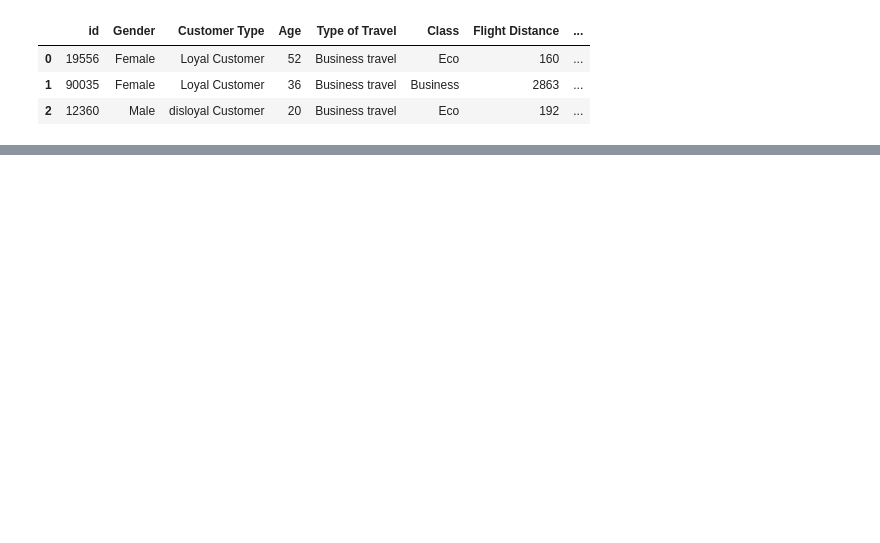
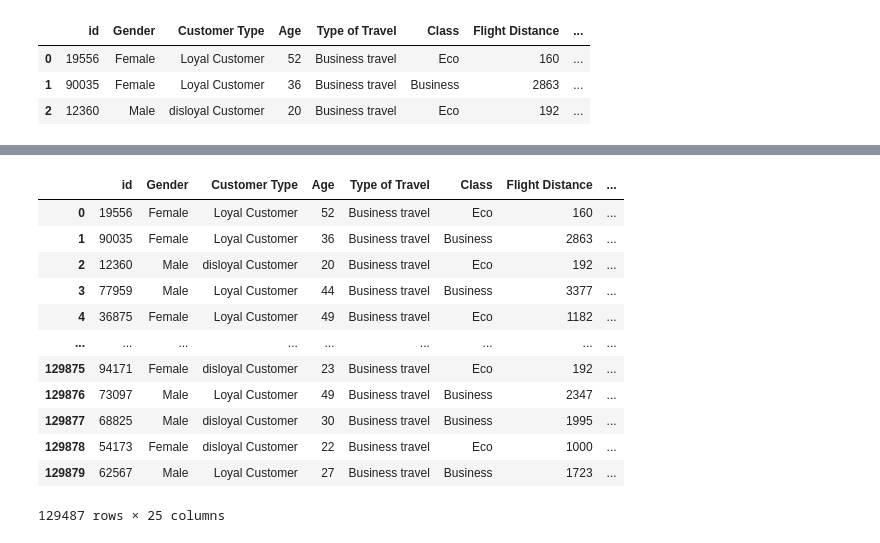
Before and after one commit to SOPP-EC/-Airline-Passenger-Satisfaction-Dataset-Analysis, a Jupyter notebook: -Airline-Passenger-Satisfaction-Dataset-Analysis.ipynb, the cells around one changed output, grey strips where cells are left out. Cells and saved outputs as stored; diff of their text form; code cells hidden in the pictures; blank space fills up the shorter version.

```diff
--- a/-Airline-Passenger-Satisfaction-Dataset-Analysis.ipynb
+++ b/-Airline-Passenger-Satisfaction-Dataset-Analysis.ipynb
@@ -79,0 +181,17 @@ display(df.head(3))
+# %%
+df_clustering = df
+display(df_copy)
+# %% [output]
+|  | id | Gender | Customer Type | Age | Type of Travel | Class | Flight Distance | ... |
+| 0 | 19556 | Female | Loyal Customer | 52 | Business travel | Eco | 160 | ... |
+| 1 | 90035 | Female | Loyal Customer | 36 | Business travel | Business | 2863 | ... |
+| 2 | 12360 | Male | disloyal Customer | 20 | Business travel | Eco | 192 | ... |
+| 3 | 77959 | Male | Loyal Customer | 44 | Business travel | Business | 3377 | ... |
+| 4 | 36875 | Female | Loyal Customer | 49 | Business travel | Eco | 1182 | ... |
+| ... | ... | ... | ... | ... | ... | ... | ... | ... |
+| 129875 | 94171 | Female | disloyal Customer | 23 | Business travel | Eco | 192 | ... |
+| 129876 | 73097 | Male | Loyal Customer | 49 | Business travel | Business | 2347 | ... |
+| 129877 | 68825 | Male | disloyal Customer | 30 | Business travel | Business | 1995 | ... |
+| 129878 | 54173 | Female | disloyal Customer | 22 | Business travel | Eco | 1000 | ... |
+| 129879 | 62567 | Male | Loyal Customer | 27 | Business travel | Business | 1723 | ... |
+129487 rows × 25 columns
```
Also changed, not shown: parts of 18 cells of this notebook.
